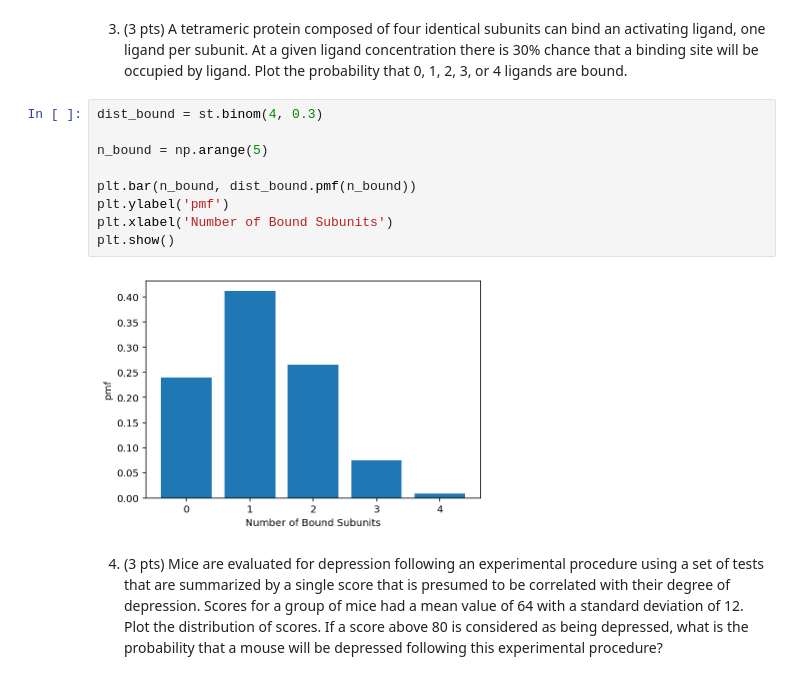
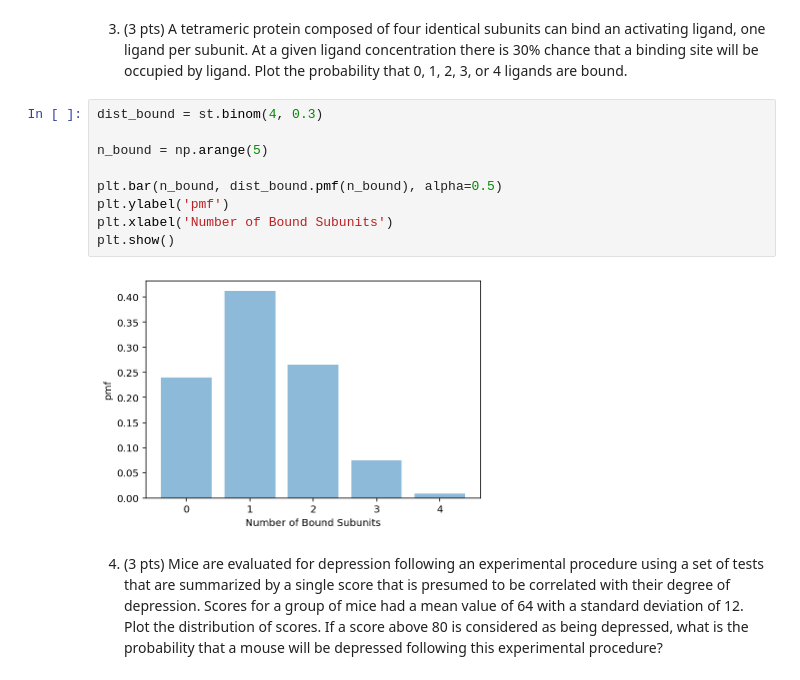
Before and after one commit to nishadalal120/NEU-365P-385L-Spring-2021, a Jupyter notebook: homework/homework-probability_distributions.ipynb, the cells around one changed output. Saved outputs shown, nothing was run; the diff lists cells and outputs as text.

```diff
--- a/homework/homework-probability_distributions.ipynb
+++ b/homework/homework-probability_distributions.ipynb
@@ -62,14 +62,14 @@ Average spike rate of downstream neuron is 0.36 per second.
 # %%
 dist_bound = st.binom(4, 0.3)
 
 n_bound = np.arange(5)
 
-plt.bar(n_bound, dist_bound.pmf(n_bound))
+plt.bar(n_bound, dist_bound.pmf(n_bound), alpha=0.5)
 plt.ylabel('pmf')
 plt.xlabel('Number of Bound Subunits')
 plt.show()
 # %% [output]
-[figure, old version]
+[figure, new version]
 # %% [markdown]
 4. (3 pts) Mice are evaluated for depression following an experimental procedure using a set of tests that are summarized by a single score that is presumed to be correlated with their degree of depression. Scores for a group of mice had a mean value of 64 with a standard deviation of 12. Plot the distribution of scores. If a score above 80 is considered as being depressed, what is the probability that a mouse will be depressed following this experimental procedure?
 # %%
```
Also changed, not shown: parts of 3 cells of this notebook.
